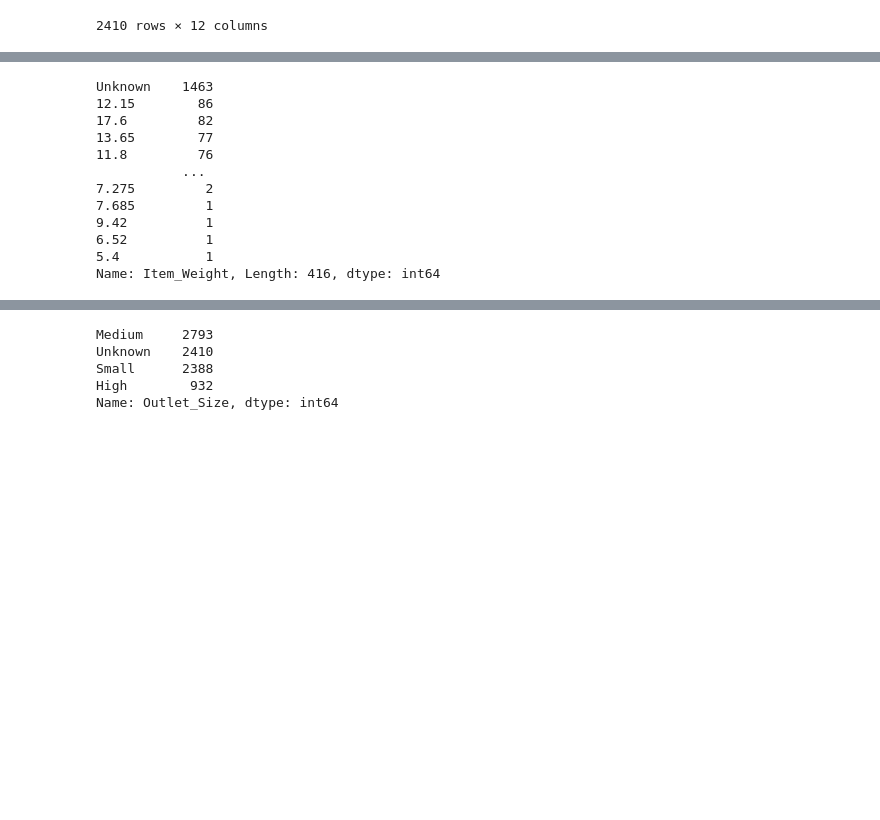
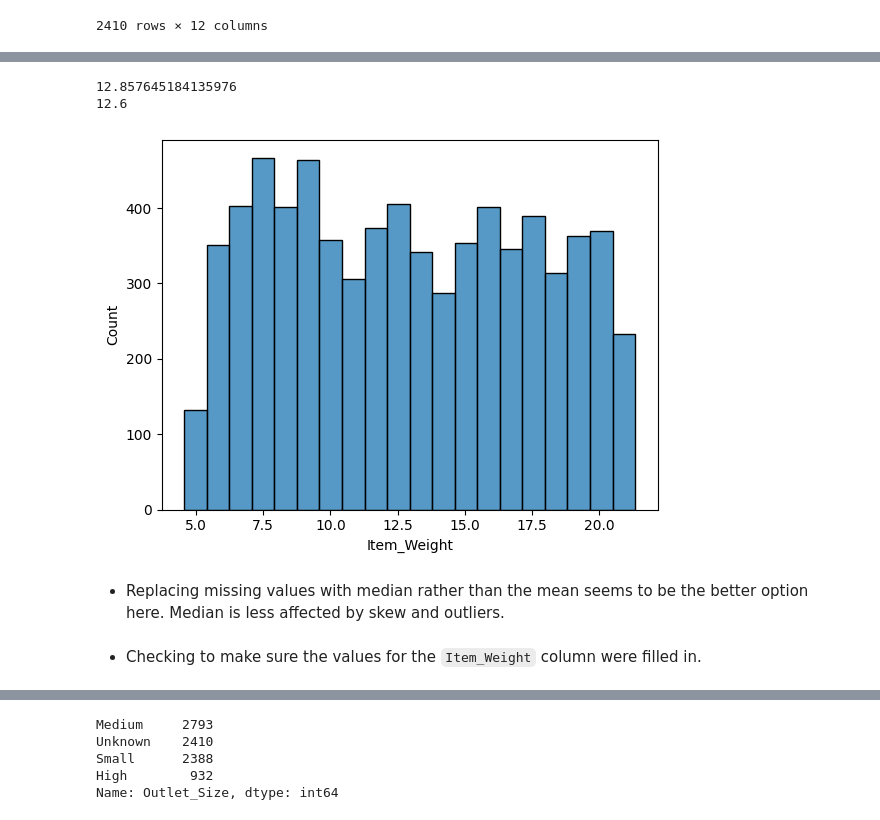
Before and after one commit to samangelap/Prediction-of-Sales, a Jupyter notebook: Prediction_of_Sales.ipynb, the cells around one changed output, grey strips where cells are left out. Drawn from its saved outputs; the diff is of its cells as text; code cells hidden in the pictures; blank space fills up the shorter version.

```diff
--- a/Prediction_of_Sales.ipynb
+++ b/Prediction_of_Sales.ipynb
@@ -169 +171,13 @@ df_sales[null_Outlet_size]
+# %%
+print(df_sales['Item_Weight'].mean())
+print(df_sales['Item_Weight'].median())
+# %% [output]
+12.857645184135976
+12.6
+# %%
+ax = sns.histplot(data = df_sales, x = 'Item_Weight')
+# %% [output]
+[figure, added]
+# %% [markdown]
+- Replacing missing values with median rather than the mean seems to be the better option here. Median is less affected by skew and outliers.
 # %%
@@ -171,15 +186,2 @@ df_sales['Item_Weight'] = df_sales['Item_Weight'].fillna(value = 'Unknown')
-# %%
-df_sales['Item_Weight'].value_counts()
-# %% [output]
-Unknown    1463
-12.15        86
-17.6         82
-13.65        77
-11.8         76
-           ...
-7.275         2
-7.685         1
-9.42          1
-6.52          1
-5.4           1
-Name: Item_Weight, Length: 416, dtype: int64
+# %% [markdown]
+- Checking to make sure the values for the `Item_Weight` column were filled in.
```
Also changed, not shown: parts of 12 cells of this notebook.
